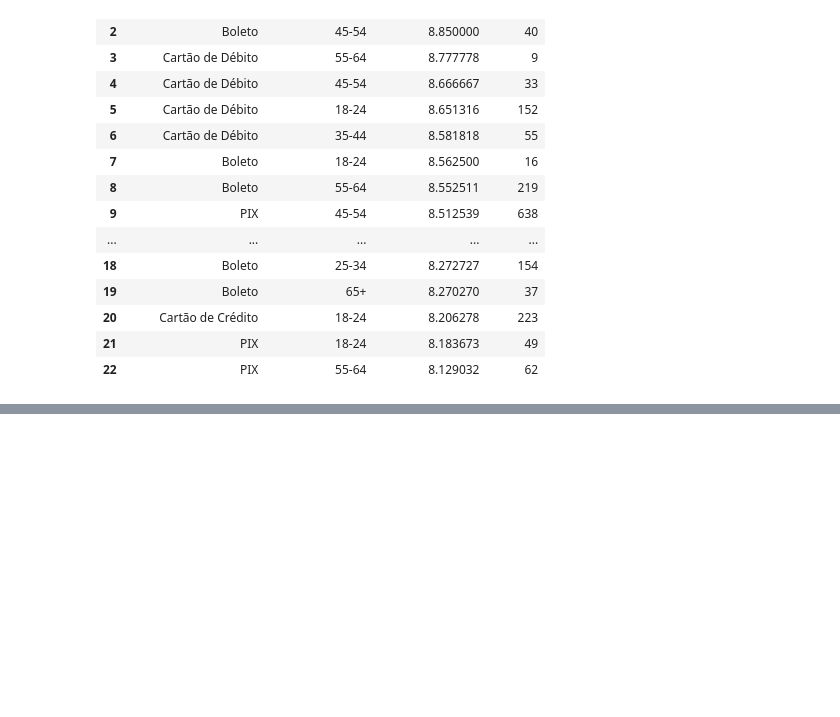
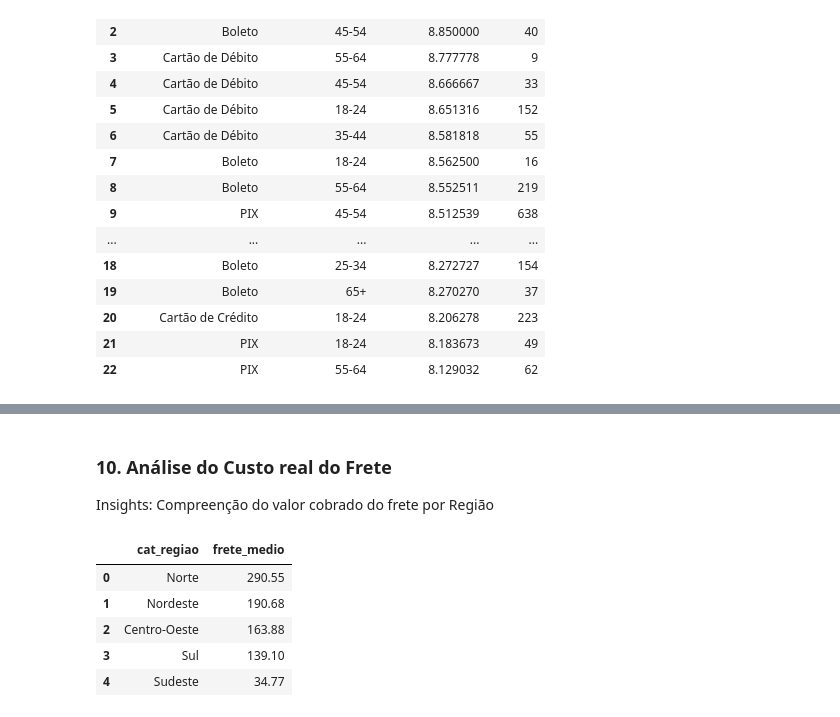
Before and after one commit to ingridalvesz/Insight-Customer-Sales, a Jupyter notebook: notebooks/data_analysis_sql.ipynb, the cells around one changed output, grey strips where cells are left out. Drawn from its saved outputs; the diff is of its cells as text; code cells hidden in the pictures; blank space fills up the shorter version.

```diff
--- a/notebooks/data_analysis_sql.ipynb
+++ b/notebooks/data_analysis_sql.ipynb
@@ -322,0 +389,24 @@ display(resultado)
+# %% [markdown]
+### 10. Análise do Custo real do Frete
+
+Insights: Compreenção do valor cobrado do frete por Região
+# %%
+resultado = conn.execute("""
+
+SELECT
+    c.cat_regiao,
+    ROUND(AVG(f.vr_frete), 2) AS frete_medio
+FROM fato_vendas f
+JOIN dim_cliente c ON f.sk_cliente = c.sk_cliente
+GROUP BY c.cat_regiao
+ORDER BY frete_medio DESC;
+
+""").fetchdf()
+display(resultado)
+# %% [output]
+|  | cat_regiao | frete_medio |
+| 0 | Norte | 290.55 |
+| 1 | Nordeste | 190.68 |
+| 2 | Centro-Oeste | 163.88 |
+| 3 | Sul | 139.10 |
+| 4 | Sudeste | 34.77 |
```
Also changed, not shown: parts of 6 cells of this notebook, 1 other file.
